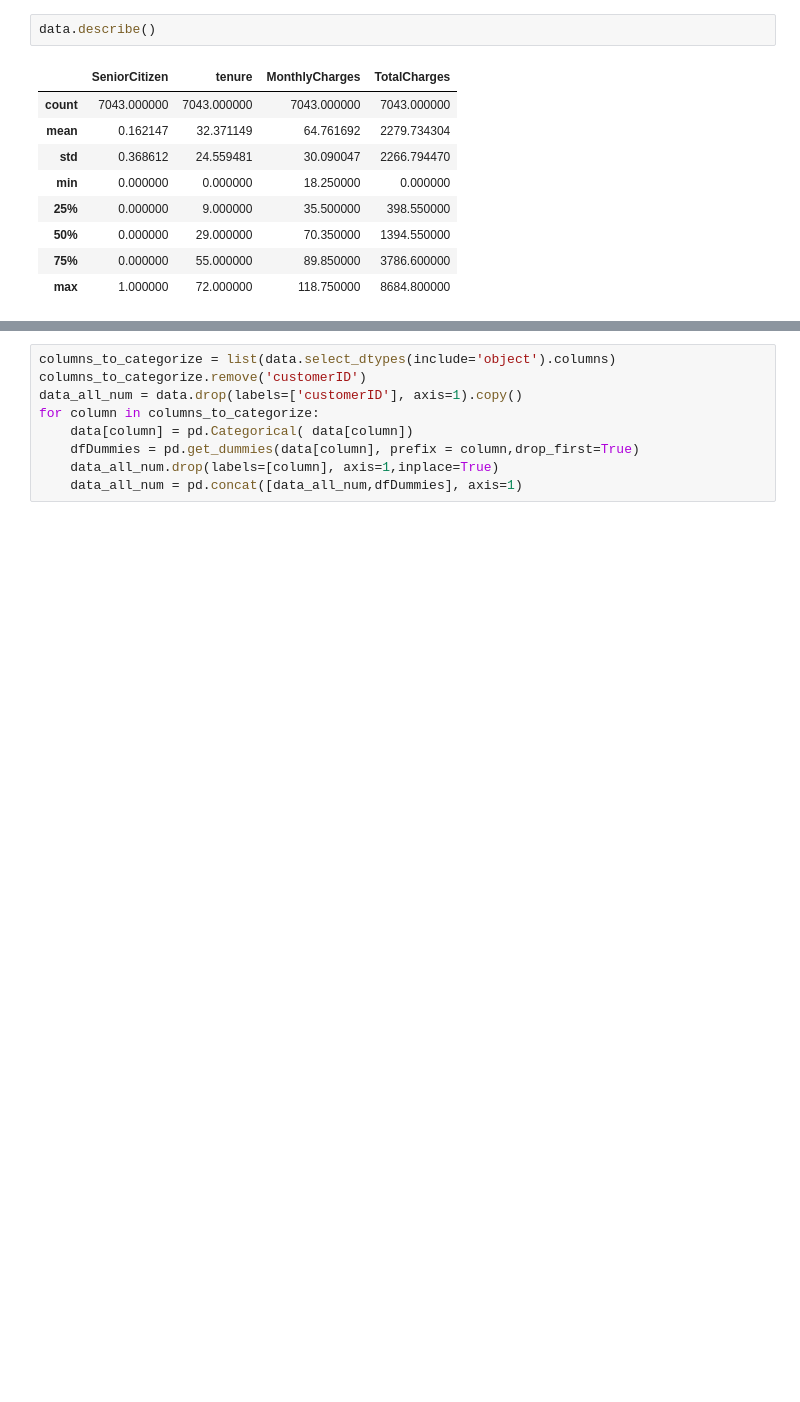
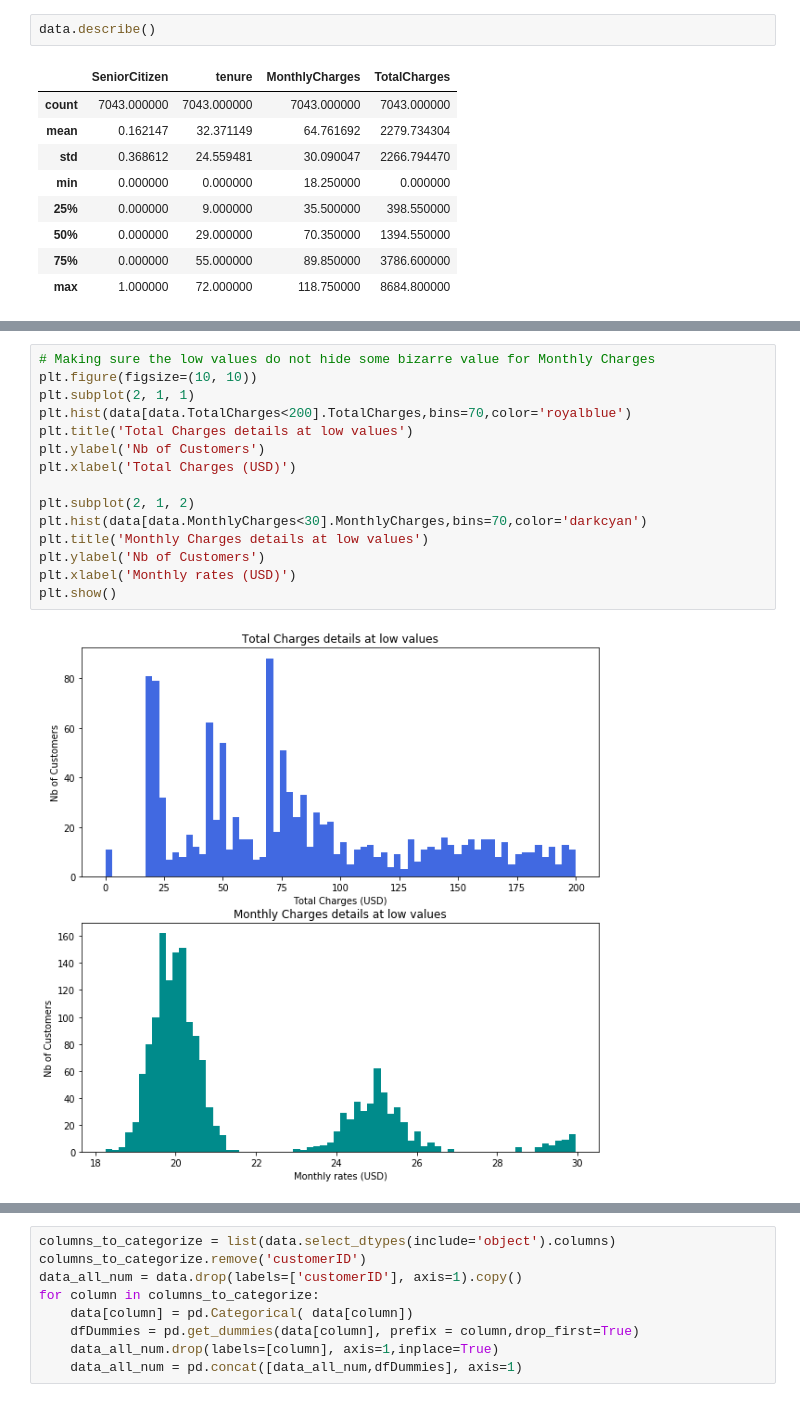
Before and after one commit to percevalve/test, a Jupyter notebook: Visualisation churn.ipynb, the cells around one changed output, grey strips where cells are left out. Cells and saved outputs as stored; diff of their text form; blank space fills up the shorter version.

```diff
--- a/Visualisation churn.ipynb
+++ b/Visualisation churn.ipynb
@@ -93,0 +163,17 @@ data.describe()
+# %%
+# Making sure the low values do not hide some bizarre value for Monthly Charges
+plt.figure(figsize=(10, 10))
+plt.subplot(2, 1, 1)
+plt.hist(data[data.TotalCharges<200].TotalCharges,bins=70,color='royalblue')
+plt.title('Total Charges details at low values')
+plt.ylabel('Nb of Customers')
+plt.xlabel('Total Charges (USD)')
+
+plt.subplot(2, 1, 2)
+plt.hist(data[data.MonthlyCharges<30].MonthlyCharges,bins=70,color='darkcyan')
+plt.title('Monthly Charges details at low values')
+plt.ylabel('Nb of Customers')
+plt.xlabel('Monthly rates (USD)')
+plt.show()
+# %% [output]
+[figure, added]
```
Also changed, not shown: parts of 29 cells of this notebook.
